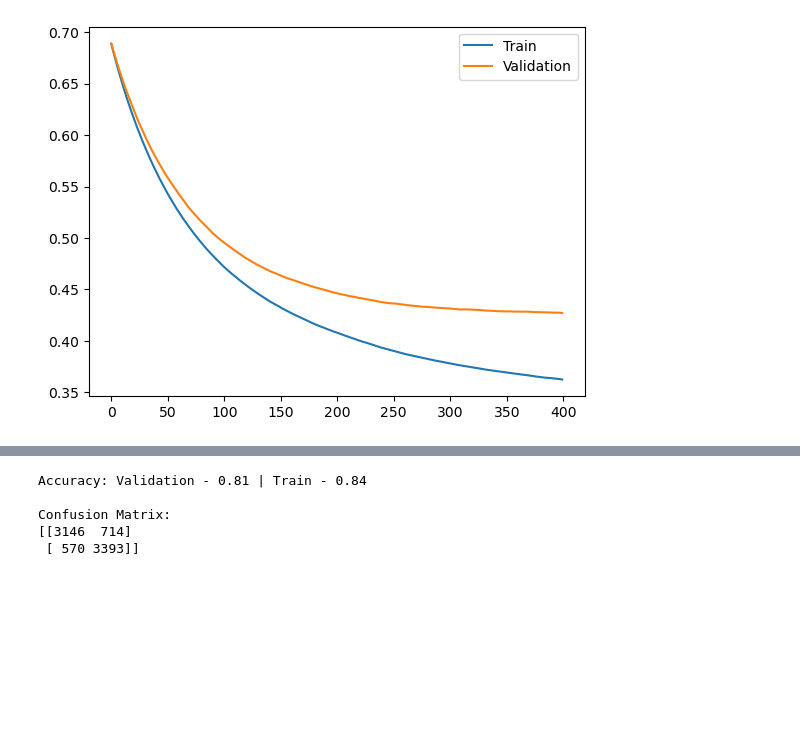
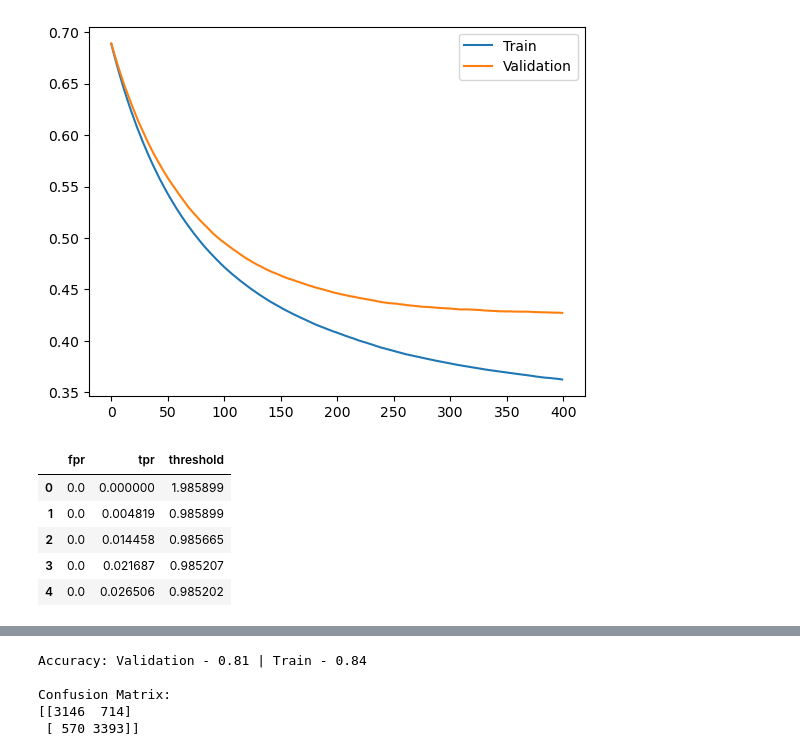
Before and after one commit to WeimusT/space_titanic, a Jupyter notebook: space-titanic.ipynb, the cells around one changed output, grey strips where cells are left out. Saved outputs shown, nothing was run; the diff lists cells and outputs as text; code cells hidden in the pictures; blank space fills up the shorter version.

```diff
--- a/space-titanic.ipynb
+++ b/space-titanic.ipynb
@@ -236,0 +236,15 @@ y_val_score = baseline_pipeline.predict_proba(X_val)
+# %%
+y_val_score = baseline_pipeline.predict_proba(X_val)[:, 1]
+baseline_roc = roc_curve(y_val, y_val_score)
+fpr = baseline_roc[0]
+tpr = baseline_roc[1]
+threshold = baseline_roc[2]
+baseline_roc_df = pd.DataFrame({"fpr":fpr, "tpr":tpr, "threshold":threshold})
+baseline_roc_df.head()
+# %% [output]
+|  | fpr | tpr | threshold |
+| 0 | 0.0 | 0.000000 | 1.985899 |
+| 1 | 0.0 | 0.004819 | 0.985899 |
+| 2 | 0.0 | 0.014458 | 0.985665 |
+| 3 | 0.0 | 0.021687 | 0.985207 |
+| 4 | 0.0 | 0.026506 | 0.985202 |
```
Also changed, not shown: parts of 7 cells of this notebook.
